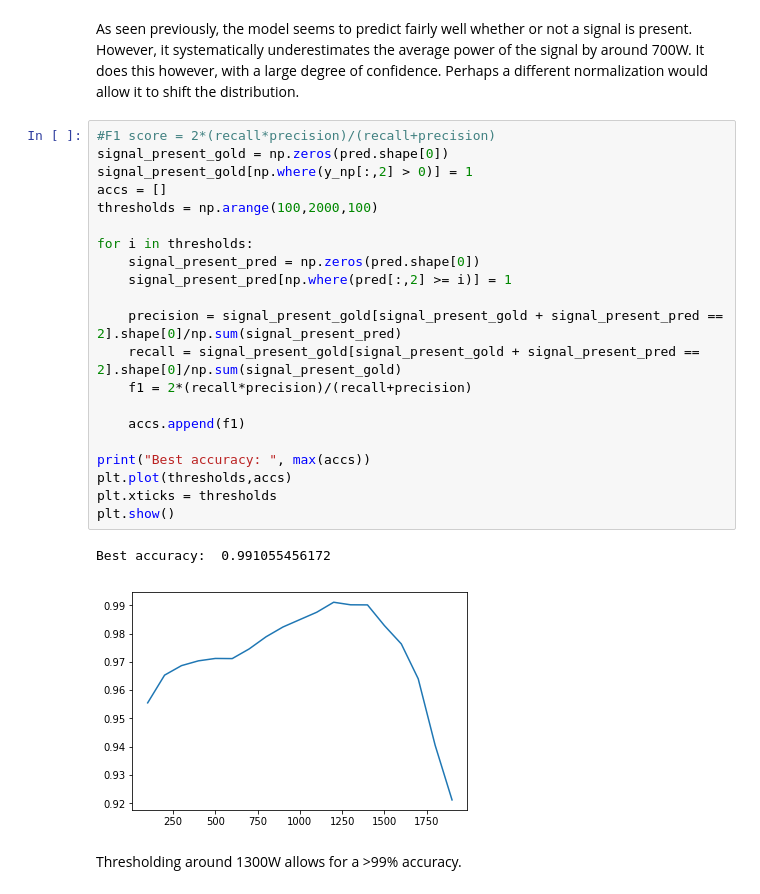
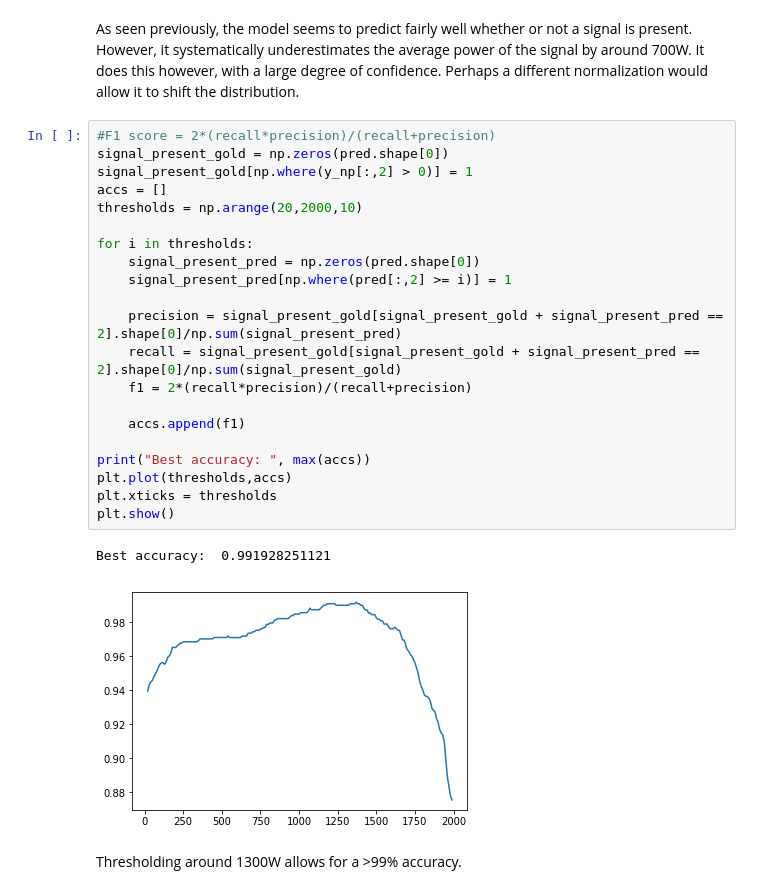
Before and after one commit to Fesche/NILM, a Jupyter notebook: model_testing.ipynb, the cells around one changed output. Drawn from its saved outputs; the diff is of its cells as text.

```diff
--- a/model_testing.ipynb
+++ b/model_testing.ipynb
@@ -272,26 +272,26 @@ As seen previously, the model seems to predict fairly well whether or not a sign
 # %%
 #F1 score = 2*(recall*precision)/(recall+precision)
 signal_present_gold = np.zeros(pred.shape[0])
 signal_present_gold[np.where(y_np[:,2] > 0)] = 1
 accs = []
-thresholds = np.arange(100,2000,100)
+thresholds = np.arange(20,2000,10)
 
 for i in thresholds:
     signal_present_pred = np.zeros(pred.shape[0])
     signal_present_pred[np.where(pred[:,2] >= i)] = 1
 
     precision = signal_present_gold[signal_present_gold + signal_present_pred == 2].shape[0]/np.sum(signal_present_pred)
     recall = signal_present_gold[signal_present_gold + signal_present_pred == 2].shape[0]/np.sum(signal_present_gold)
     f1 = 2*(recall*precision)/(recall+precision)
 
     accs.append(f1)
 
 print("Best accuracy: ", max(accs))
 plt.plot(thresholds,accs)
 plt.xticks = thresholds
 plt.show()
 # %% [output]
-Best accuracy:  0.991055456172
+Best accuracy:  0.991928251121
-[figure, old version]
+[figure, new version]
 # %% [markdown]
 Thresholding around 1300W allows for a >99% accuracy.
```
Also changed, not shown: parts of 7 cells of this notebook.
